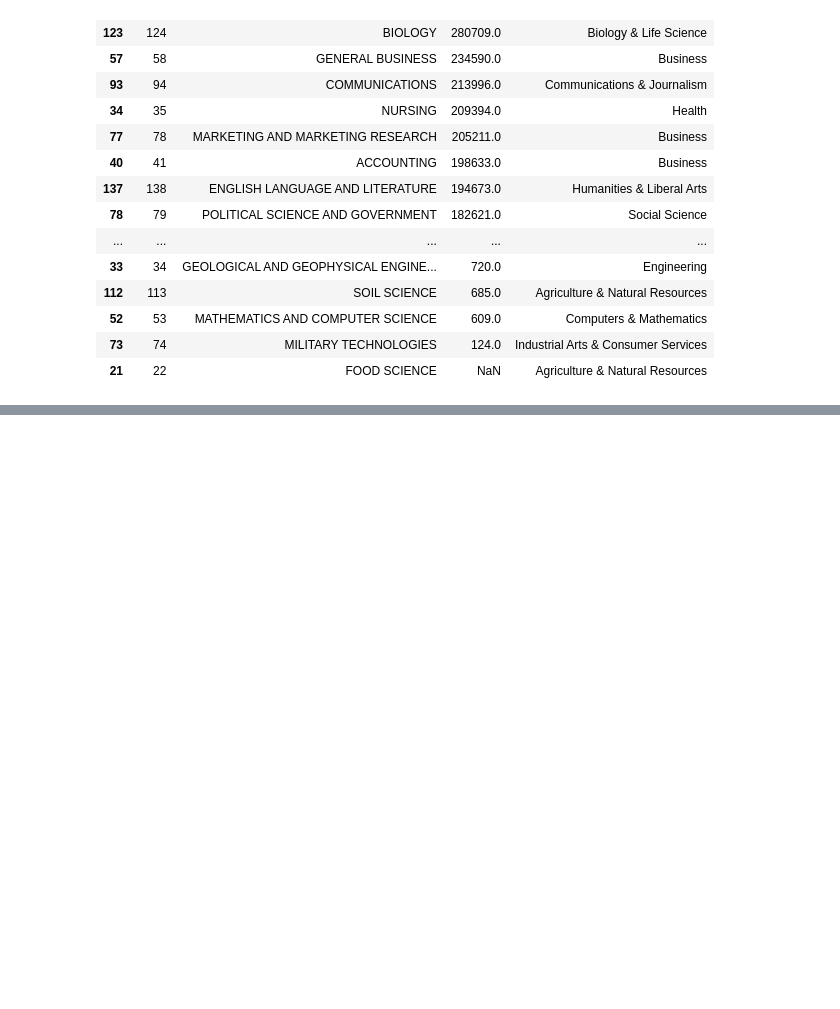
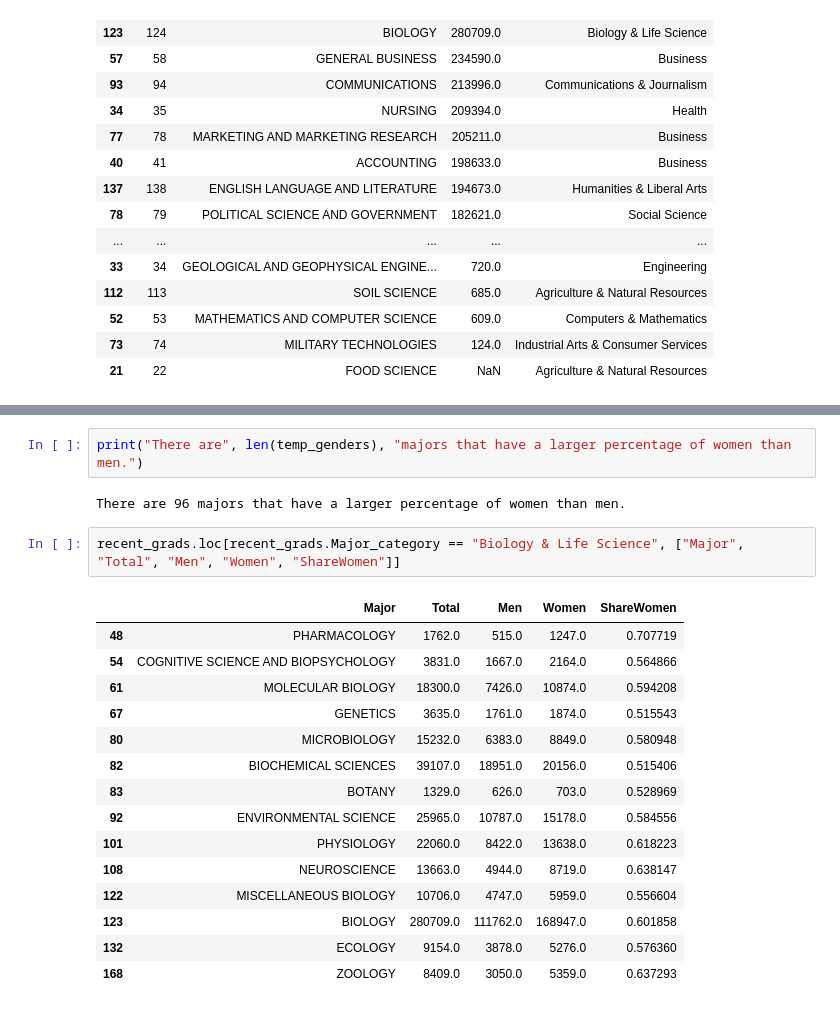
Before and after one commit to sbraverman24/data-science-2022F, a Jupyter notebook: unit2/Project/project2.ipynb, the cells around one changed output, grey strips where cells are left out. Drawn from its saved outputs; the diff is of its cells as text; blank space fills up the shorter version.

```diff
--- a/unit2/Project/project2.ipynb
+++ b/unit2/Project/project2.ipynb
@@ -86,0 +158,22 @@ groupmajors
+# %%
+print("There are", len(temp_genders), "majors that have a larger percentage of women than men.")
+# %% [output]
+There are 96 majors that have a larger percentage of women than men.
+# %%
+recent_grads.loc[recent_grads.Major_category == "Biology & Life Science", ["Major", "Total", "Men", "Women", "ShareWomen"]]
+# %% [output]
+|  | Major | Total | Men | Women | ShareWomen |
+| 48 | PHARMACOLOGY | 1762.0 | 515.0 | 1247.0 | 0.707719 |
+| 54 | COGNITIVE SCIENCE AND BIOPSYCHOLOGY | 3831.0 | 1667.0 | 2164.0 | 0.564866 |
+| 61 | MOLECULAR BIOLOGY | 18300.0 | 7426.0 | 10874.0 | 0.594208 |
+| 67 | GENETICS | 3635.0 | 1761.0 | 1874.0 | 0.515543 |
+| 80 | MICROBIOLOGY | 15232.0 | 6383.0 | 8849.0 | 0.580948 |
+| 82 | BIOCHEMICAL SCIENCES | 39107.0 | 18951.0 | 20156.0 | 0.515406 |
+| 83 | BOTANY | 1329.0 | 626.0 | 703.0 | 0.528969 |
+| 92 | ENVIRONMENTAL SCIENCE | 25965.0 | 10787.0 | 15178.0 | 0.584556 |
+| 101 | PHYSIOLOGY | 22060.0 | 8422.0 | 13638.0 | 0.618223 |
+| 108 | NEUROSCIENCE | 13663.0 | 4944.0 | 8719.0 | 0.638147 |
+| 122 | MISCELLANEOUS BIOLOGY | 10706.0 | 4747.0 | 5959.0 | 0.556604 |
+| 123 | BIOLOGY | 280709.0 | 111762.0 | 168947.0 | 0.601858 |
+| 132 | ECOLOGY | 9154.0 | 3878.0 | 5276.0 | 0.576360 |
+| 168 | ZOOLOGY | 8409.0 | 3050.0 | 5359.0 | 0.637293 |
```
Also changed, not shown: parts of 10 cells of this notebook.
